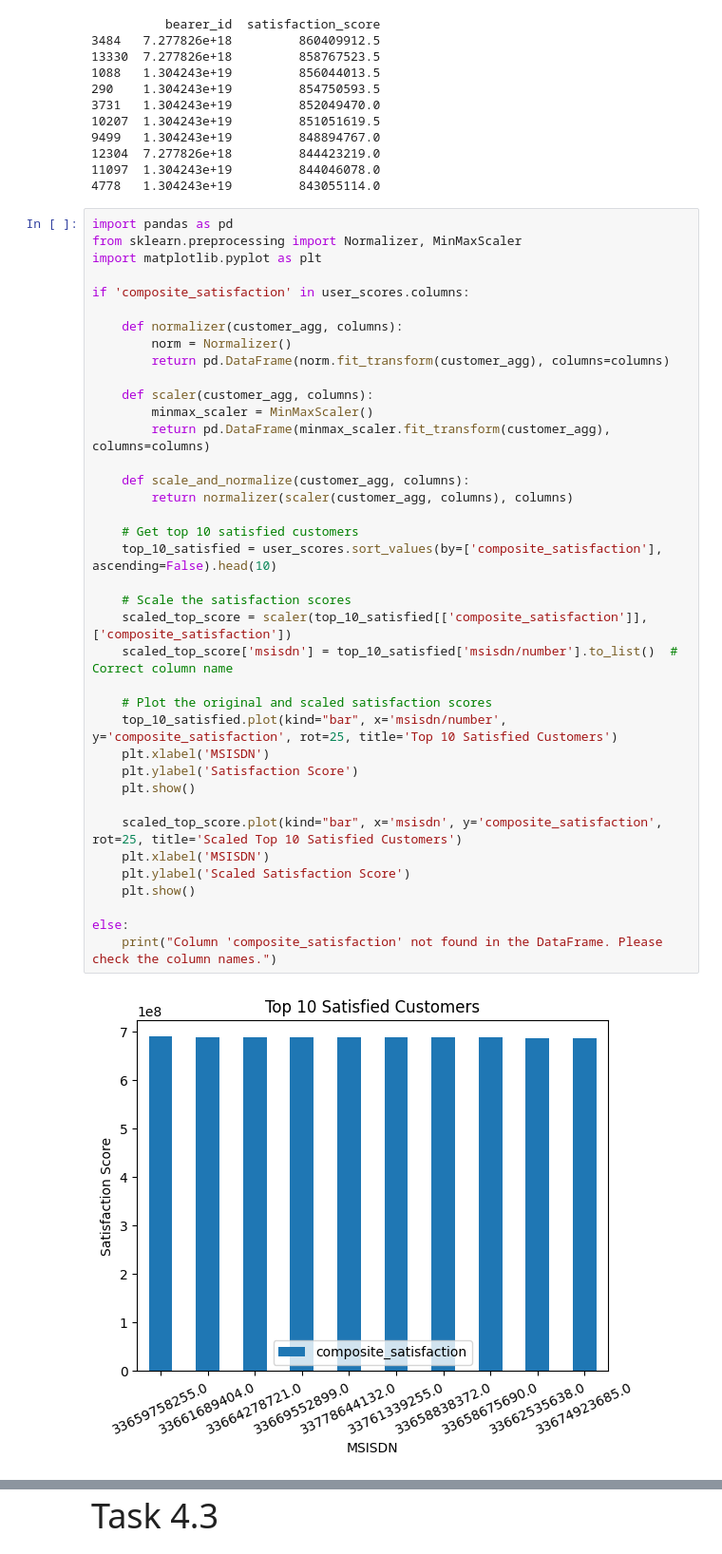
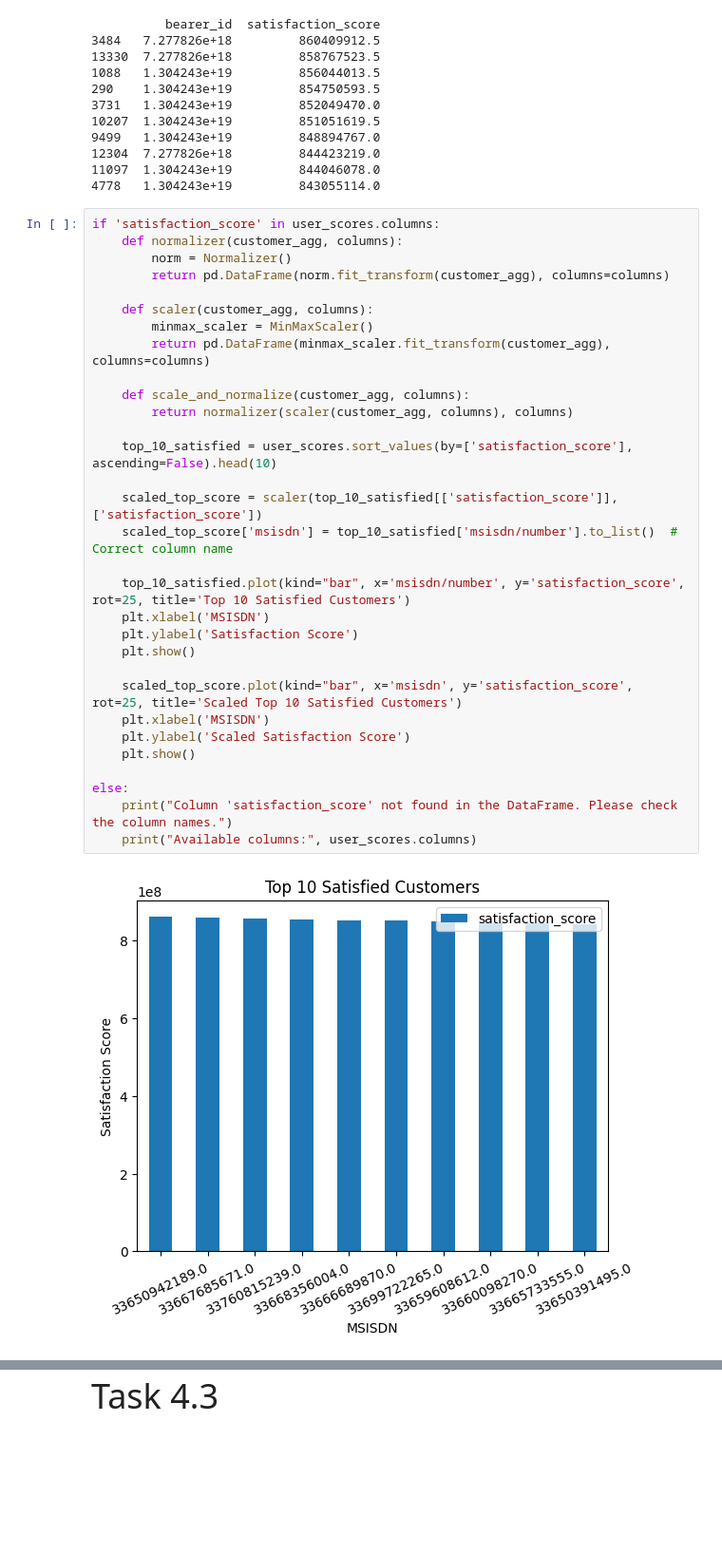
Before and after one commit to Wbam/Week-2, a Jupyter notebook: notebooks/SatisfactionAnalysis.ipynb, the cells around one changed output, grey strips where cells are left out. Shown at 95% size. Cells and saved outputs as stored; diff of their text form; blank space fills up the shorter version.

```diff
--- a/notebooks/SatisfactionAnalysis.ipynb
+++ b/notebooks/SatisfactionAnalysis.ipynb
@@ -106,42 +113,35 @@ print(top_10_satisfied[['bearer_id', 'satisfaction_score']])
 11097  1.304243e+19         844046078.0
 4778   1.304243e+19         843055114.0
 # %%
-import pandas as pd
-from sklearn.preprocessing import Normalizer, MinMaxScaler
-import matplotlib.pyplot as plt
-
-if 'composite_satisfaction' in user_scores.columns:
-
+if 'satisfaction_score' in user_scores.columns:
     def normalizer(customer_agg, columns):
         norm = Normalizer()
         return pd.DataFrame(norm.fit_transform(customer_agg), columns=columns)
 
     def scaler(customer_agg, columns):
         minmax_scaler = MinMaxScaler()
         return pd.DataFrame(minmax_scaler.fit_transform(customer_agg), columns=columns)
 
     def scale_and_normalize(customer_agg, columns):
         return normalizer(scaler(customer_agg, columns), columns)
 
-    # Get top 10 satisfied customers
-    top_10_satisfied = user_scores.sort_values(by=['composite_satisfaction'], ascending=False).head(10)
+    top_10_satisfied = user_scores.sort_values(by=['satisfaction_score'], ascending=False).head(10)
 
-    # Scale the satisfaction scores
-    scaled_top_score = scaler(top_10_satisfied[['composite_satisfaction']], ['composite_satisfaction'])
+    scaled_top_score = scaler(top_10_satisfied[['satisfaction_score']], ['satisfaction_score'])
     scaled_top_score['msisdn'] = top_10_satisfied['msisdn/number'].to_list()  # Correct column name
 
-    # Plot the original and scaled satisfaction scores
-    top_10_satisfied.plot(kind="bar", x='msisdn/number', y='composite_satisfaction', rot=25, title='Top 10 Satisfied Customers')
+    top_10_satisfied.plot(kind="bar", x='msisdn/number', y='satisfaction_score', rot=25, title='Top 10 Satisfied Customers')
     plt.xlabel('MSISDN')
     plt.ylabel('Satisfaction Score')
     plt.show()
 
-    scaled_top_score.plot(kind="bar", x='msisdn', y='composite_satisfaction', rot=25, title='Scaled Top 10 Satisfied Customers')
+    scaled_top_score.plot(kind="bar", x='msisdn', y='satisfaction_score', rot=25, title='Scaled Top 10 Satisfied Customers')
     plt.xlabel('MSISDN')
     plt.ylabel('Scaled Satisfaction Score')
     plt.show()
 
 else:
-    print("Column 'composite_satisfaction' not found in the DataFrame. Please check the column names.")
+    print("Column 'satisfaction_score' not found in the DataFrame. Please check the column names.")
+    print("Available columns:", user_scores.columns)
 # %% [output]
-[figure, old version]
+[figure, new version]
```
Also changed, not shown: parts of 5 cells of this notebook.
